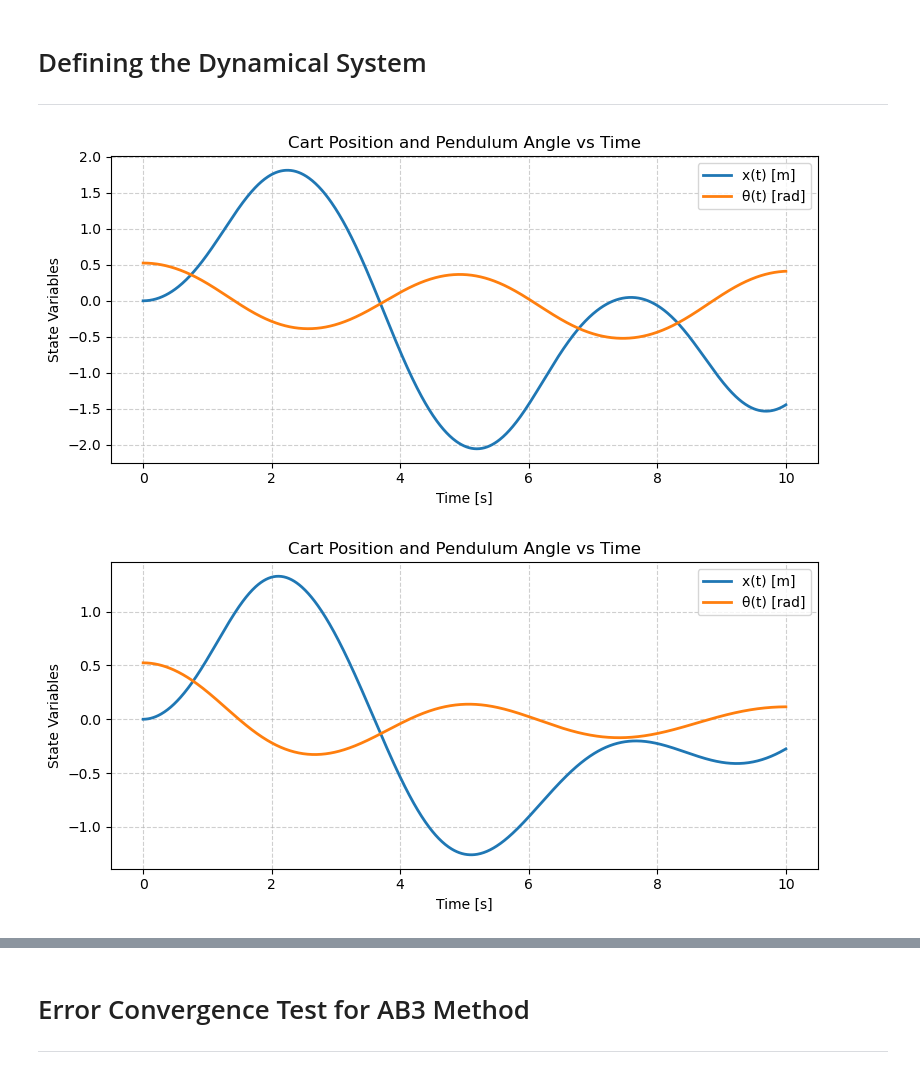
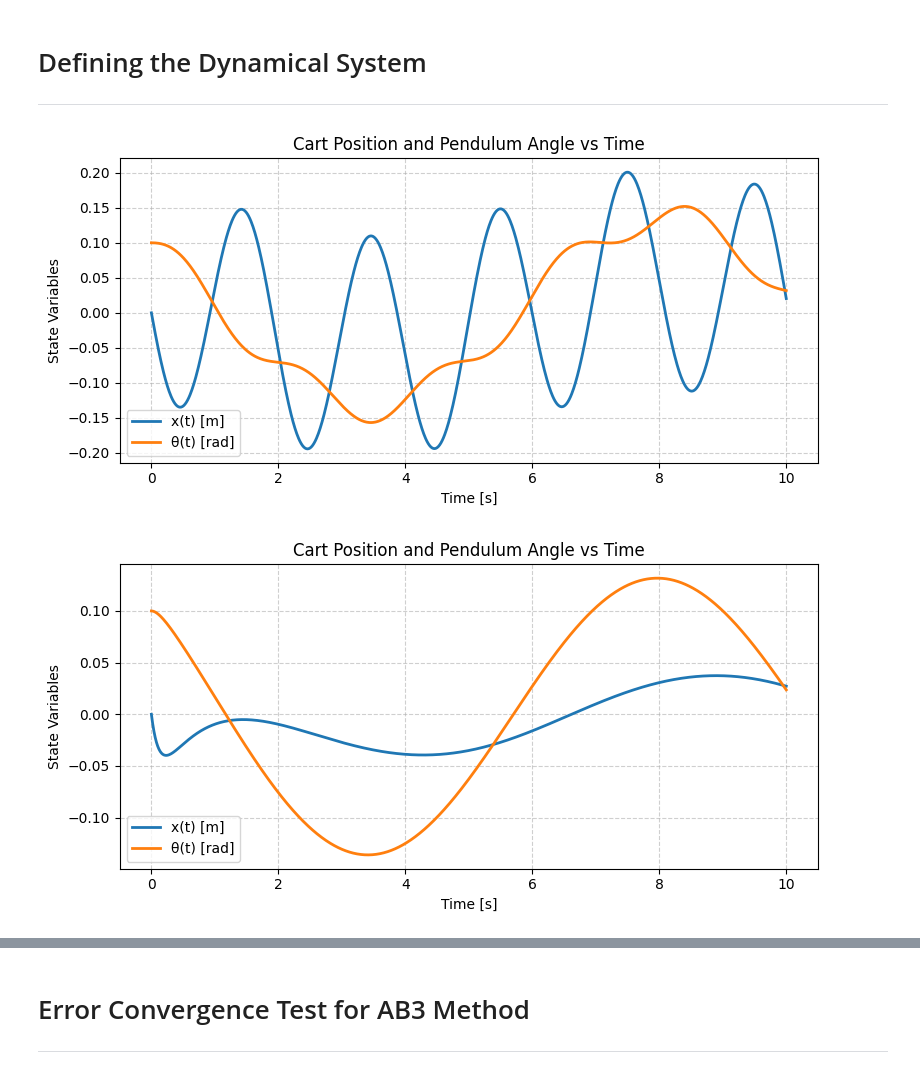
Before and after one commit to elijah-lewis5/AE370-Project-1, a Jupyter notebook: main.ipynb, the cells around one changed output, grey strips where cells are left out. Cells and saved outputs as stored; diff of their text form; code cells hidden in the pictures.

Commit message:
Updated initial conditions and plotting
Made the animation look more realistic and made the initial conditions based off of real life numbers

```diff
--- a/main.ipynb
+++ b/main.ipynb
@@ -56,20 +56,22 @@ from source.eoms import *
 ---
 # %%
 # initial state: x, xdot, theta, thetadot
-u0 = [0, 0, np.pi/6, 0]
+u0 = [0, -0.5, 0.1, 0]
 
 # run Euler integration
 #t, u = euler_forward(skycrane, u0, dt=0.01, t_final=10.0)
 #t_damp, u_damp = euler_forward(skycrane_damping, u0, dt=0.01, t_final=10.0)
 
 #run ab3
-U, T = ab3_solve(skycrane, u0, 0.01, 10)
-u_dmp, t_dmp = ab3_solve(skycrane_damping, u0, 0.01, 10)
+t_final = 10
+dt = 0.01
+U, T = ab3_solve(skycrane, u0, dt, t_final)
+U_damped, T_damped = ab3_solve(skycrane_damping, u0, dt, t_final)
 # %%
 #plot position and angle vs time using ab3 method
 plot_x_theta(T, U)
-plot_x_theta(t_dmp, u_dmp)
+plot_x_theta(T_damped, U_damped)
 # %% [output]
-[figure, old version]
+[figure, new version]
-[figure, old version]
+[figure, new version]
 # %%
```
Also changed, not shown: parts of 4 cells of this notebook, 4 other files.
